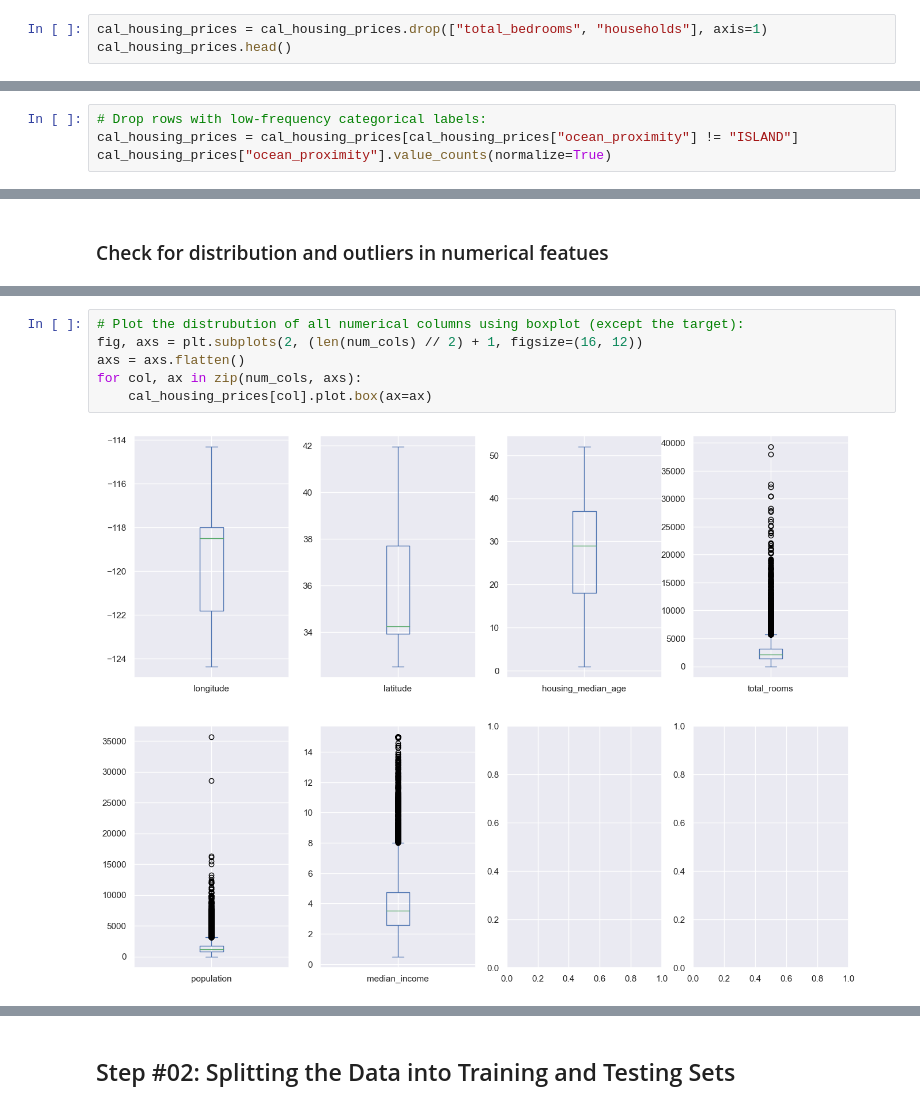
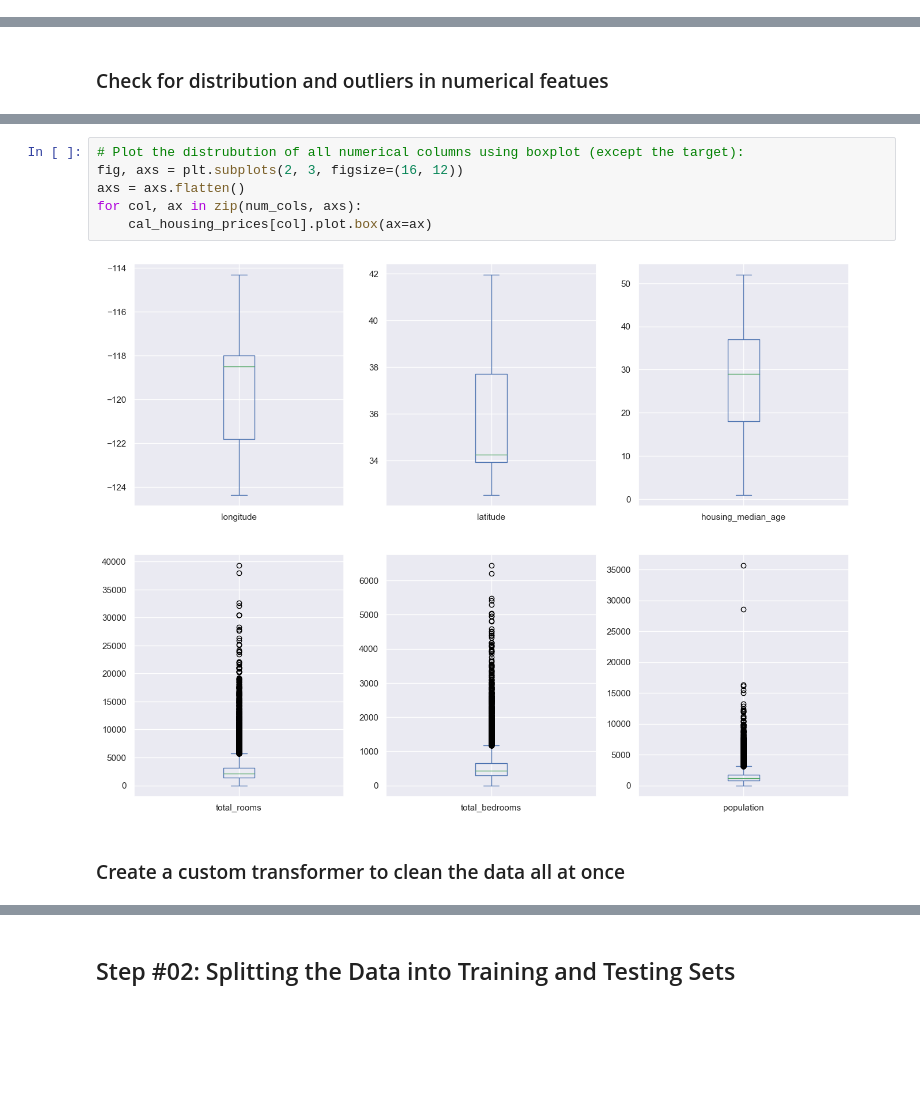
Before and after one commit to mohebmaher/GDSC-California-Housing-Prices, a Jupyter notebook: 02_preprocessing_for_machine_learning.ipynb, the cells around one changed output, grey strips where cells are left out. Drawn from its saved outputs; the diff is of its cells as text; blank space fills up the shorter version.

```diff
--- a/02_preprocessing_for_machine_learning.ipynb
+++ b/02_preprocessing_for_machine_learning.ipynb
@@ -35,3 +33,0 @@ cal_housing_prices.head()
-# %%
-cal_housing_prices = cal_housing_prices.drop(["total_bedrooms", "households"], axis=1)
-cal_housing_prices.head()
@@ -92,5 +75 @@ ISLAND             0.000242
 Name: proportion, dtype: float64
-# %%
-# Drop rows with low-frequency categorical labels:
-cal_housing_prices = cal_housing_prices[cal_housing_prices["ocean_proximity"] != "ISLAND"]
-cal_housing_prices["ocean_proximity"].value_counts(normalize=True)
@@ -126,8 +91,10 @@ num_cols
 # %%
 # Plot the distrubution of all numerical columns using boxplot (except the target):
-fig, axs = plt.subplots(2, (len(num_cols) // 2) + 1, figsize=(16, 12))
+fig, axs = plt.subplots(2, 3, figsize=(16, 12))
 axs = axs.flatten()
 for col, ax in zip(num_cols, axs):
     cal_housing_prices[col].plot.box(ax=ax)
 # %% [output]
-[figure, old version]
+[figure, new version]
+# %% [markdown]
+### Create a custom transformer to clean the data all at once
```
Also changed, not shown: parts of 25 cells of this notebook.
